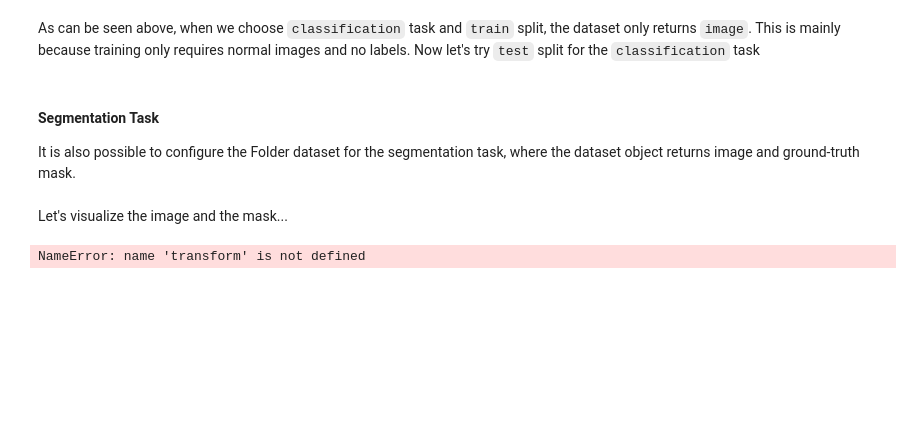
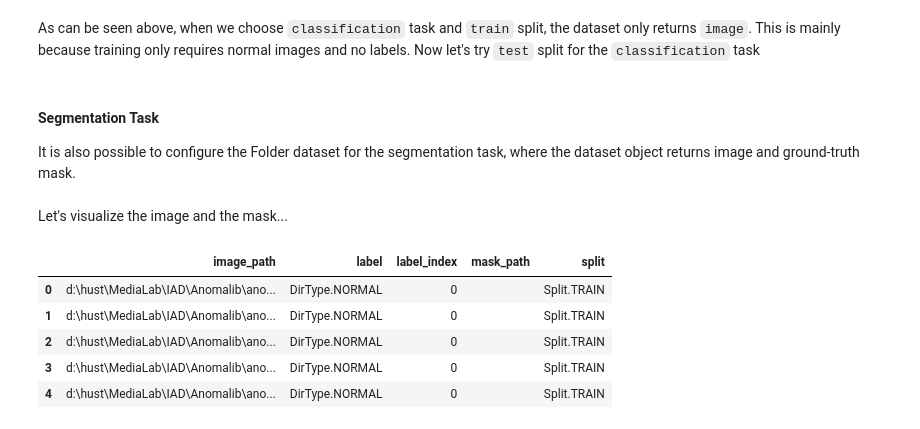
Before and after one commit to BonoZhou/anomalib, a Jupyter notebook: notebooks/100_datamodules/103_folder.ipynb, the cells around one changed output. Cells and saved outputs as stored; diff of their text form; code cells hidden in the pictures; blank space fills up the shorter version.

```diff
--- a/notebooks/100_datamodules/103_folder.ipynb
+++ b/notebooks/100_datamodules/103_folder.ipynb
@@ -183,11 +183,17 @@ Image.fromarray(np.hstack((np.array(img), np.array(msk))))
 # %%
 folder_dataset_classification_train = FolderDataset(
     normal_dir=dataset_root / "good",
     abnormal_dir=dataset_root / "NG",
     split="train",
+    transform=transform,
     task=TaskType.DETECTION,
 )
 folder_dataset_classification_train.setup()
 folder_dataset_classification_train.samples.head()
 # %% [output]
-NameError: name 'transform' is not defined
+|  | image_path | label | label_index | mask_path | split |
+| 0 | d:\hust\MediaLab\IAD\Anomalib\ano... | DirType.NORMAL | 0 |  | Split.TRAIN |
+| 1 | d:\hust\MediaLab\IAD\Anomalib\ano... | DirType.NORMAL | 0 |  | Split.TRAIN |
+| 2 | d:\hust\MediaLab\IAD\Anomalib\ano... | DirType.NORMAL | 0 |  | Split.TRAIN |
+| 3 | d:\hust\MediaLab\IAD\Anomalib\ano... | DirType.NORMAL | 0 |  | Split.TRAIN |
+| 4 | d:\hust\MediaLab\IAD\Anomalib\ano... | DirType.NORMAL | 0 |  | Split.TRAIN |
```
Also changed, not shown: 4 other files.
